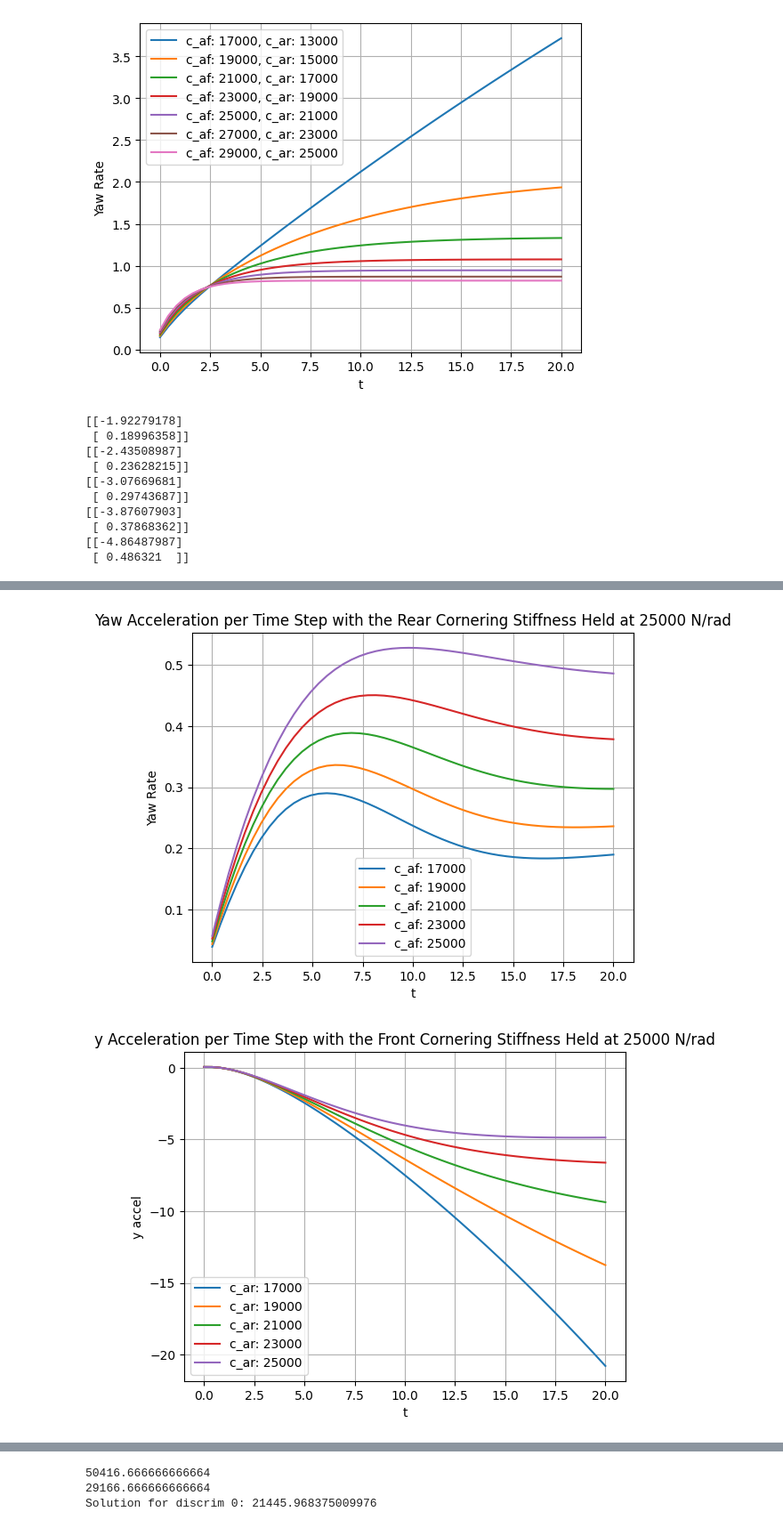
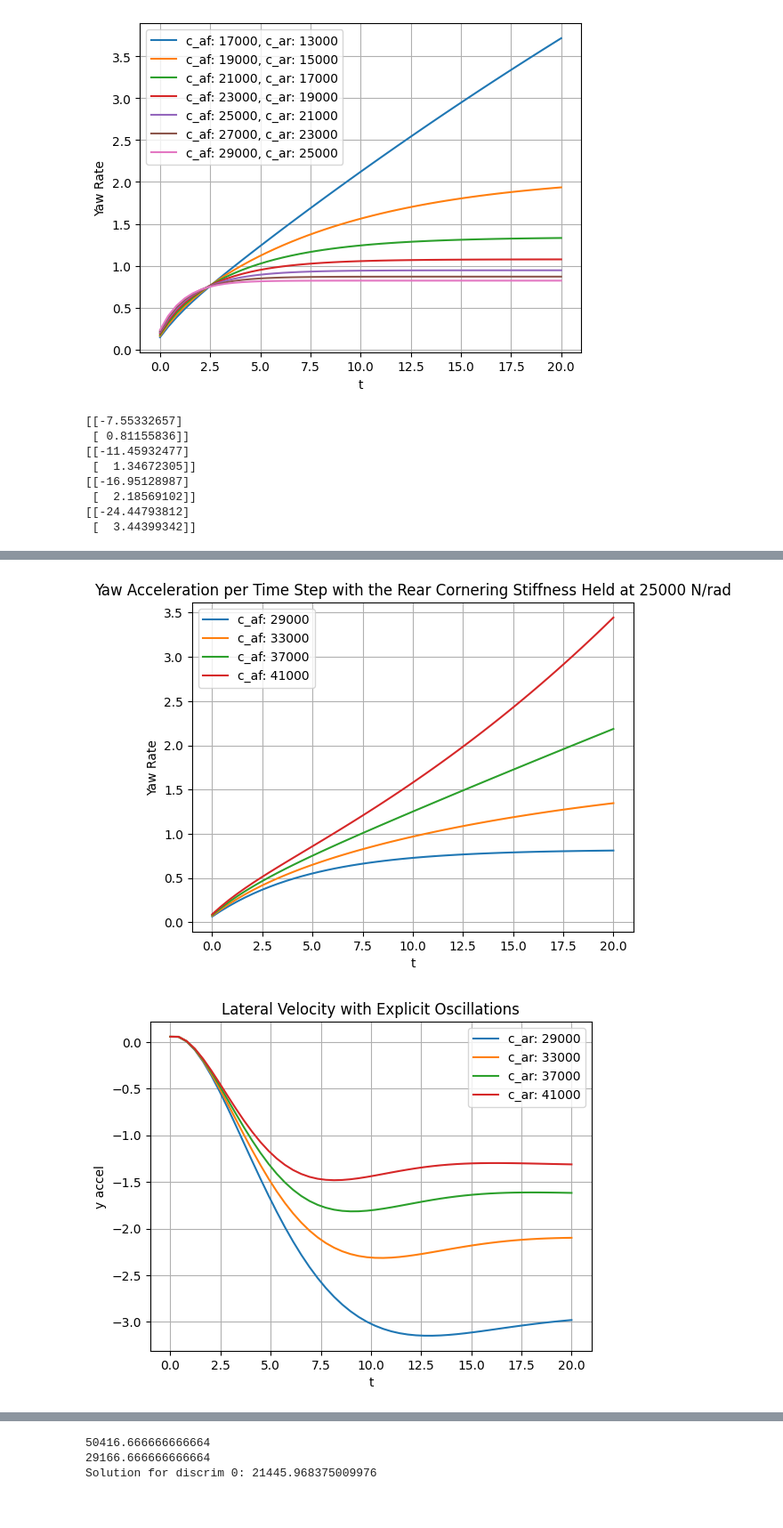
Before and after one commit to hepromark/BicycleModelExploration, a Jupyter notebook: part2d.ipynb, the cells around one changed output, grey strips where cells are left out. Shown at 89% size. Cells and saved outputs as stored; diff of their text form; code cells hidden in the pictures.

Commit message:
modify the solvers for det and discrim (#7)

```diff
--- a/part2d.ipynb
+++ b/part2d.ipynb
@@ -198,7 +198,7 @@ solver.visualize_results(histories, labels, init_t, t_final, max_iter)
 [figure]
 # %%
 import numpy as np
-modified_C_a = [17000, 19000, 21000, 23000, 25000]
+modified_C_a = [29000, 33000, 37000, 41000]
 
 """
 1. test both increase
@@ -249,15 +249,13 @@ for i in range(len(modified_C_a)):
     histories.append(hist)
     labels.append(f'c_ar: {modified_C_a[i]}')
 
-solver.visualize_results(histories, labels, init_t, t_final, max_iter, "y Acceleration per Time Step with the Front Cornering Stiffness Held at 25000 N/rad", "Yaw Acceleration per Time Step with the Front Cornering Stiffness Held at 25000 N/rad")
+solver.visualize_results(histories, labels, init_t, t_final, max_iter, "Lateral Velocity with Explicit Oscillations", "Yaw Rate with Explicit Oscillations")
 # %% [output]
-[[-1.92279178]
- [ 0.18996358]]
-[[-2.43508987]
- [ 0.23628215]]
-[[-3.07669681]
- [ 0.29743687]]
-[[-3.87607903]
- [ 0.37868362]]
-[[-4.86487987]
- [ 0.486321  ]]
+[[-7.55332657]
+ [ 0.81155836]]
+[[-11.45932477]
+ [  1.34672305]]
+[[-16.95128987]
+ [  2.18569102]]
+[[-24.44793812]
+ [  3.44399342]]
@@ -265,2 +263,2 @@ solver.visualize_results(histories, labels, init_t, t_final, max_iter, "y Accele
-[figure, old version]
+[figure, new version]
-[figure, old version]
+[figure, new version]
```
Also changed, not shown: parts of 6 cells of this notebook, 1 other file.
